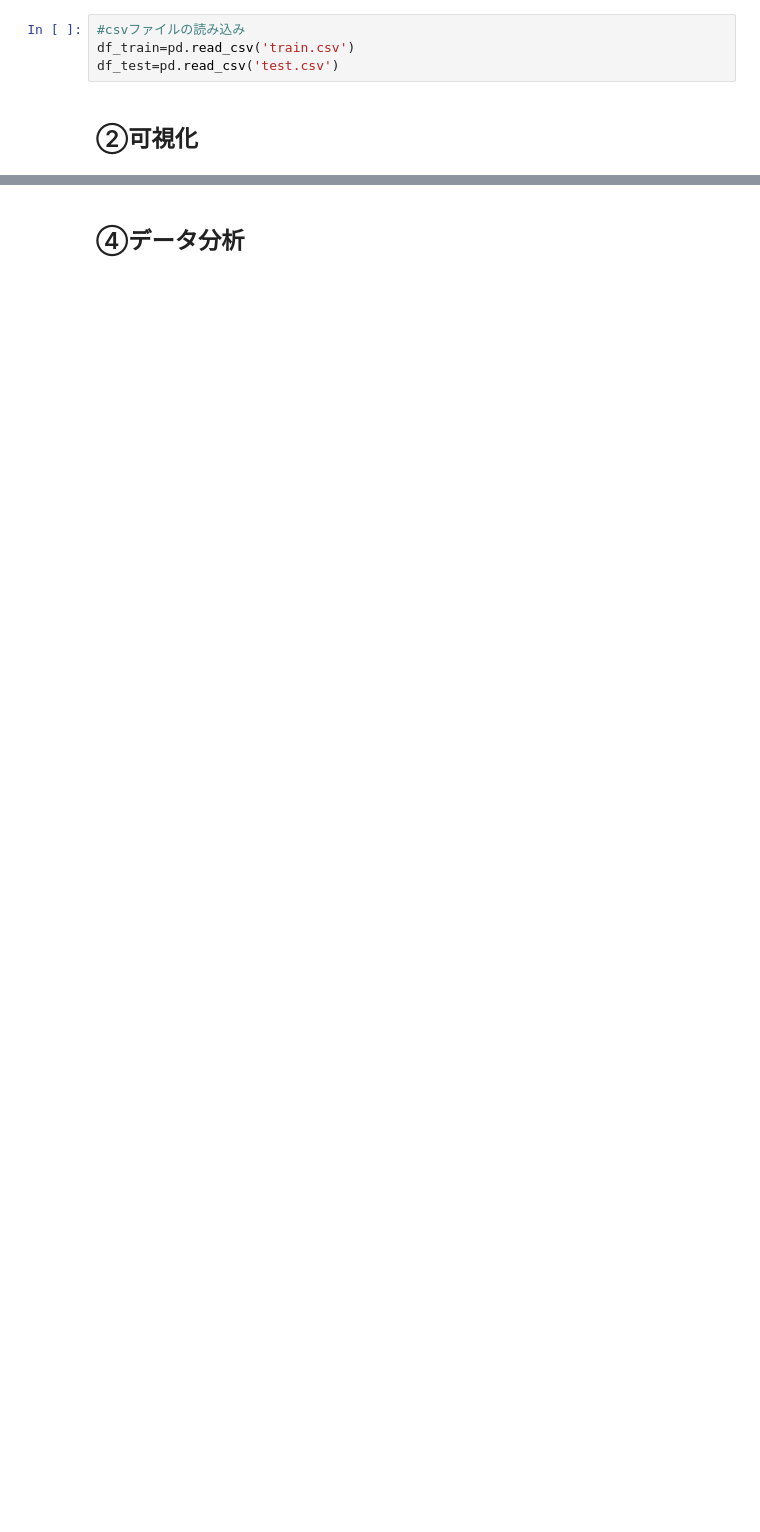
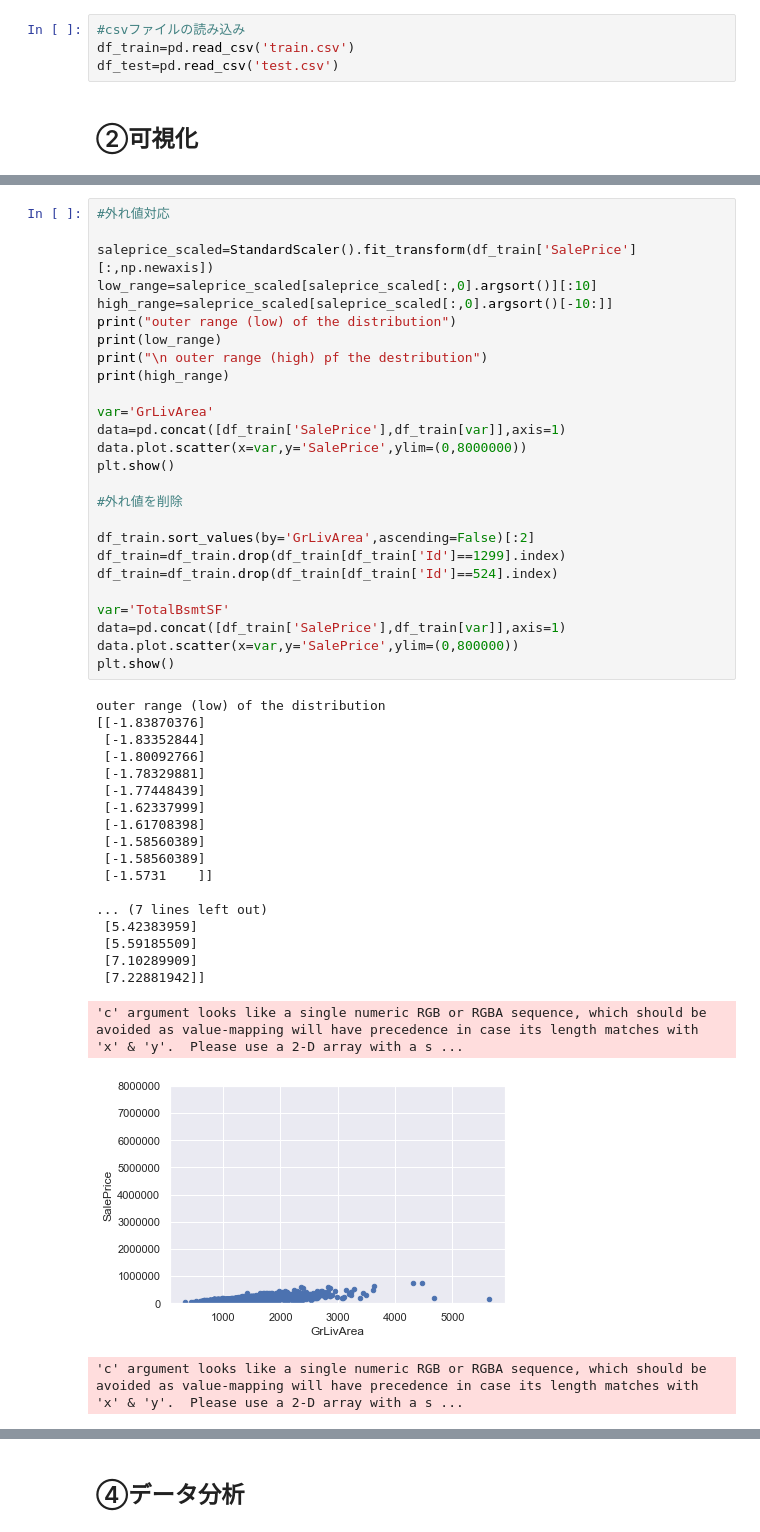
Before and after one commit to reo-oreo/5_generic, a Jupyter notebook: base.ipynb, the cells around one changed output, grey strips where cells are left out. Saved outputs shown, nothing was run; the diff lists cells and outputs as text; blank space fills up the shorter version.

```diff
--- a/base.ipynb
+++ b/base.ipynb
@@ -61,0 +152,47 @@ NameError: name 'sns' is not defined
+# %%
+#外れ値対応
+
+saleprice_scaled=StandardScaler().fit_transform(df_train['SalePrice'][:,np.newaxis])
+low_range=saleprice_scaled[saleprice_scaled[:,0].argsort()][:10]
+high_range=saleprice_scaled[saleprice_scaled[:,0].argsort()[-10:]]
+print("outer range (low) of the distribution")
+print(low_range)
+print("\n outer range (high) pf the destribution")
+print(high_range)
+
+var='GrLivArea'
+data=pd.concat([df_train['SalePrice'],df_train[var]],axis=1)
+data.plot.scatter(x=var,y='SalePrice',ylim=(0,8000000))
+plt.show()
+
+#外れ値を削除
+
+df_train.sort_values(by='GrLivArea',ascending=False)[:2]
+df_train=df_train.drop(df_train[df_train['Id']==1299].index)
+df_train=df_train.drop(df_train[df_train['Id']==524].index)
+
+var='TotalBsmtSF'
+data=pd.concat([df_train['SalePrice'],df_train[var]],axis=1)
+data.plot.scatter(x=var,y='SalePrice',ylim=(0,800000))
+plt.show()
+# %% [output]
+outer range (low) of the distribution
+[[-1.83870376]
+ [-1.83352844]
+ [-1.80092766]
+ [-1.78329881]
+ [-1.77448439]
+ [-1.62337999]
+ [-1.61708398]
+ [-1.58560389]
+ [-1.58560389]
+ [-1.5731    ]]
+
+... (7 lines left out)
+ [5.42383959]
+ [5.59185509]
+ [7.10289909]
+ [7.22881942]]
+'c' argument looks like a single numeric RGB or RGBA sequence, which should be avoided as value-mapping will have precedence in case its length matches with 'x' & 'y'.  Please use a 2-D array with a s ...
+[figure, added]
+'c' argument looks like a single numeric RGB or RGBA sequence, which should be avoided as value-mapping will have precedence in case its length matches with 'x' & 'y'.  Please use a 2-D array with a s ...
```
Also changed, not shown: parts of 15 cells of this notebook, 1 other file.
